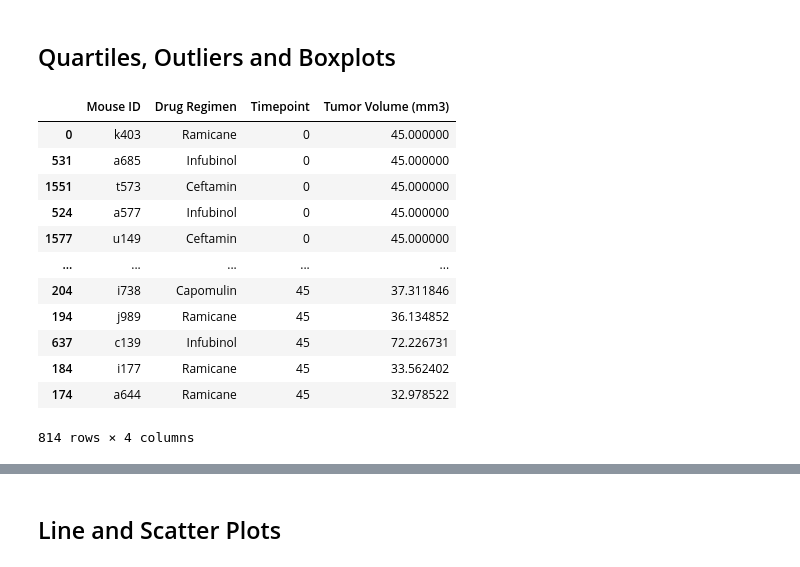
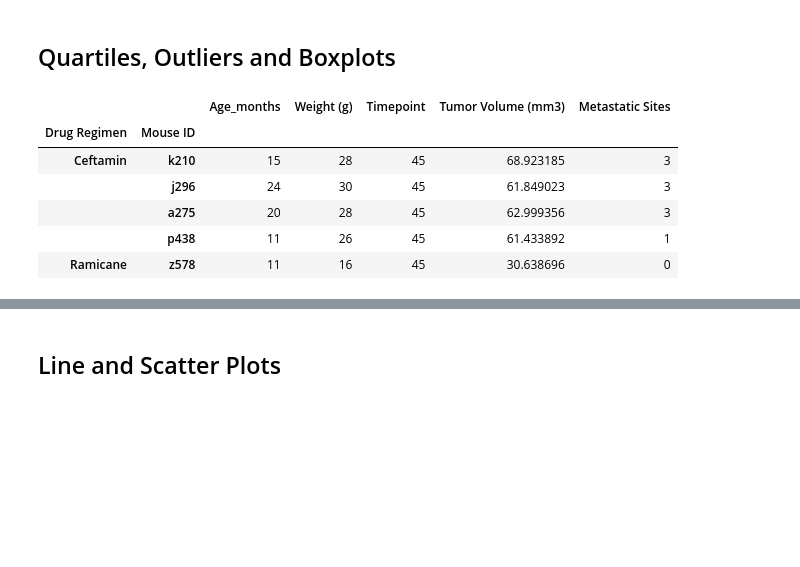
Before and after one commit to lstredler/MatPlotLib-challenge, a Jupyter notebook: pymaceuticals_final.ipynb, the cells around one changed output, grey strips where cells are left out. Saved outputs shown, nothing was run; the diff lists cells and outputs as text; code cells hidden in the pictures; blank space fills up the shorter version.

```diff
--- a/pymaceuticals_starter.ipynb
+++ b/pymaceuticals_final.ipynb
@@ -232,25 +232,23 @@ plt.axis("equal");
 # %%
 # Calculate the final tumor volume of each mouse across four of the treatment regimens:
 # Capomulin, Ramicane, Infubinol, and Ceftamin
 
 #capture drug specific four regimens using isin to check value exists
 ##https://www.geeksforgeeks.org/python-pandas-dataframe-isin/
 
-four_drug_df = sort_mouse_meta_df[sort_mouse_meta_df["Drug Regimen"].isin(["Capomulin", "Infubinol", "Ramicane", "Ceftamin"])]
+four_drug_df = mouse_meta_study_df[mouse_meta_study_df["Drug Regimen"].isin(["Capomulin", "Infubinol", "Ramicane", "Ceftamin"])]
+four_drug_df
 
-minimized_four_drug_df = four_drug_df[["Mouse ID", "Drug Regimen", "Timepoint", "Tumor Volume (mm3)"]]
-minimized_four_drug_df
+four_drug_group = four_drug_df.groupby(["Drug Regimen", "Mouse ID"]).last(["Timepoint"])
+four_drug_group
+
+time_ordered = four_drug_group.sort_values(["Timepoint"], ascending = True)
+time_ordered.tail()
 # %% [output]
-|  | Mouse ID | Drug Regimen | Timepoint | Tumor Volume (mm3) |
-| 0 | k403 | Ramicane | 0 | 45.000000 |
-| 531 | a685 | Infubinol | 0 | 45.000000 |
-| 1551 | t573 | Ceftamin | 0 | 45.000000 |
-| 524 | a577 | Infubinol | 0 | 45.000000 |
-| 1577 | u149 | Ceftamin | 0 | 45.000000 |
-| ... | ... | ... | ... | ... |
-| 204 | i738 | Capomulin | 45 | 37.311846 |
-| 194 | j989 | Ramicane | 45 | 36.134852 |
-| 637 | c139 | Infubinol | 45 | 72.226731 |
-| 184 | i177 | Ramicane | 45 | 33.562402 |
-| 174 | a644 | Ramicane | 45 | 32.978522 |
+|  |  | Age_months | Weight (g) | Timepoint | Tumor Volume (mm3) | Metastatic Sites |
+| Drug Regimen | Mouse ID |  |  |  |  |  |
+| Ceftamin | k210 | 15 | 28 | 45 | 68.923185 | 3 |
+|  | j296 | 24 | 30 | 45 | 61.849023 | 3 |
+|  | a275 | 20 | 28 | 45 | 62.999356 | 3 |
+|  | p438 | 11 | 26 | 45 | 61.433892 | 1 |
+| Ramicane | z578 | 11 | 16 | 45 | 30.638696 | 0 |
-814 rows × 4 columns
```
Also changed, not shown: parts of 7 cells of this notebook, 1 other file.
